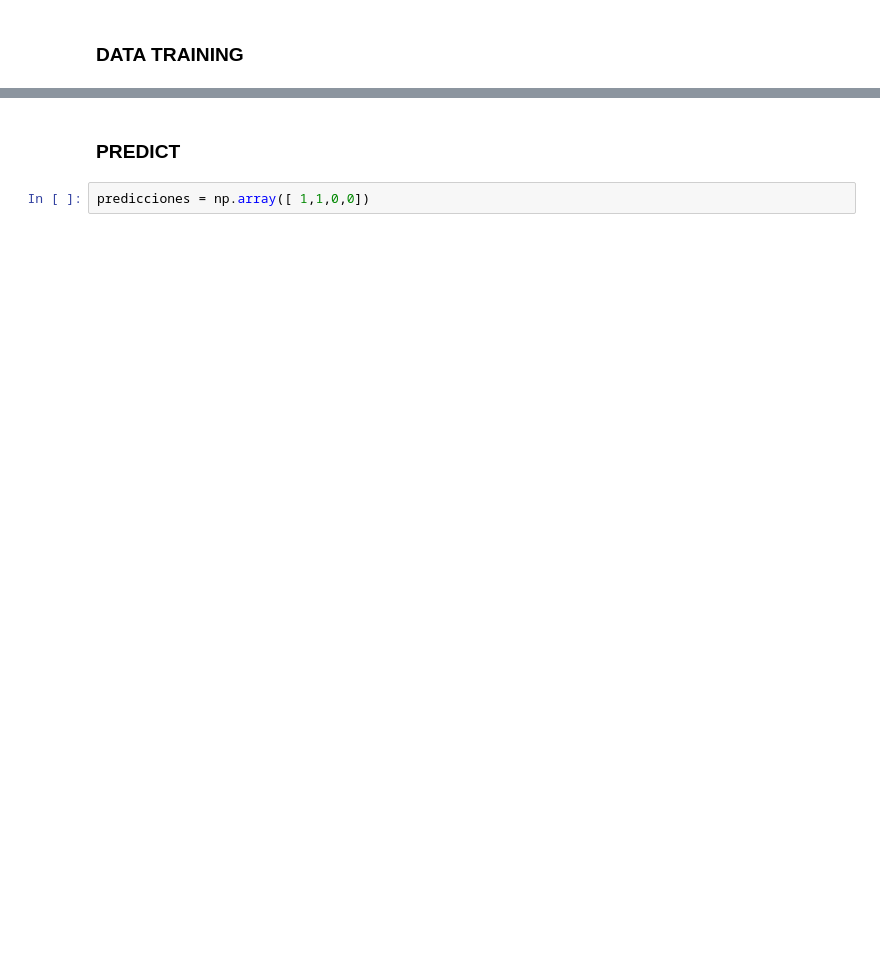
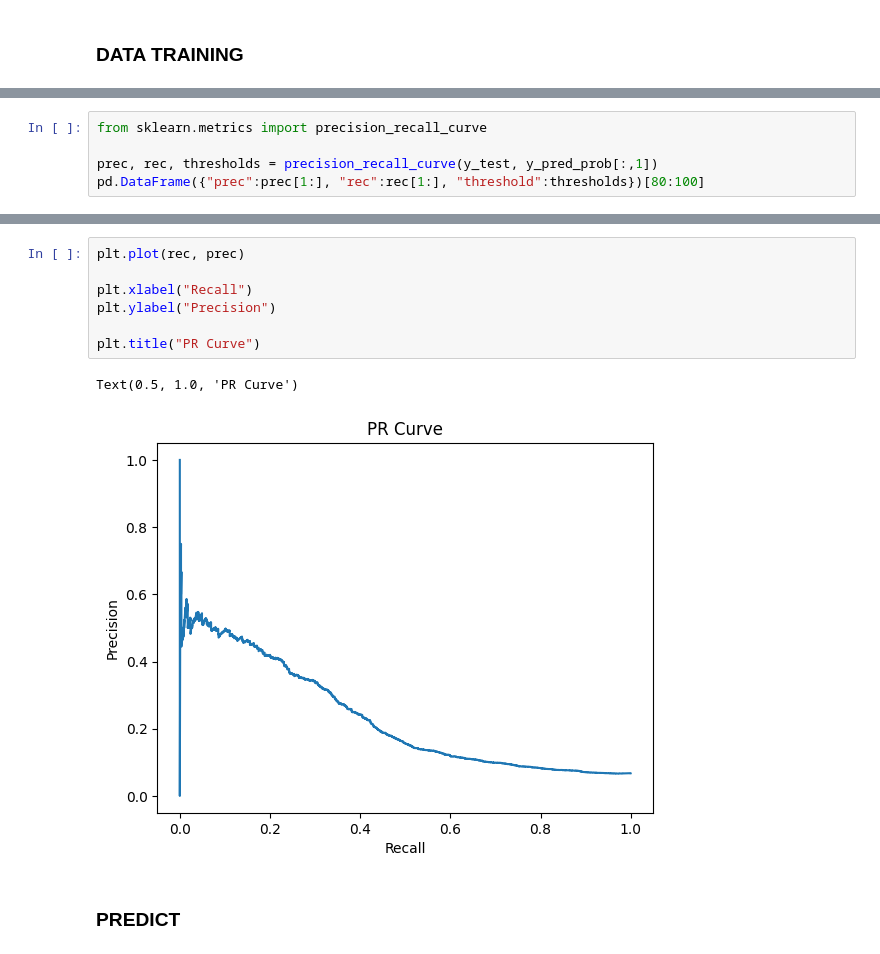
Before and after one commit to diegogerwig/Kaggle, a Jupyter notebook: TheBridge/show_me_the_money/show_me_the_money.ipynb, the cells around one changed output, grey strips where cells are left out. Saved outputs shown, nothing was run; the diff lists cells and outputs as text; blank space fills up the shorter version.

```diff
--- a/TheBridge/show_me_the_money/show_me_the_money.ipynb
+++ b/TheBridge/show_me_the_money/show_me_the_money.ipynb
@@ -143,0 +226,5 @@ memory usage: 9.6 MB
+# %%
+from sklearn.metrics import precision_recall_curve
+
+prec, rec, thresholds = precision_recall_curve(y_test, y_pred_prob[:,1])
+pd.DataFrame({"prec":prec[1:], "rec":rec[1:], "threshold":thresholds})[80:100]
@@ -144,4 +249,12 @@ memory usage: 9.6 MB
+# %%
+plt.plot(rec, prec)
+
+plt.xlabel("Recall")
+plt.ylabel("Precision")
+
+plt.title("PR Curve")
+# %% [output]
+Text(0.5, 1.0, 'PR Curve')
+[figure, added]
 # %% [markdown]
 ### PREDICT
-# %%
-predicciones = np.array([ 1,1,0,0])
```
Also changed, not shown: parts of 26 cells of this notebook, 10 other files.
